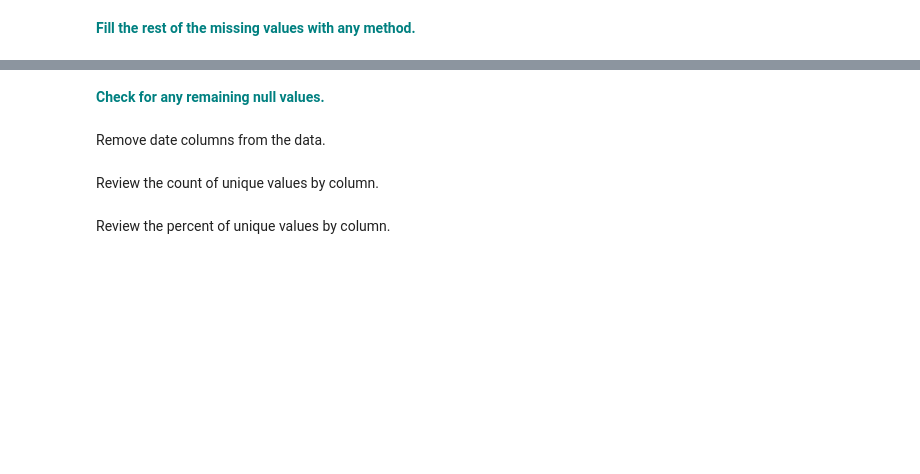
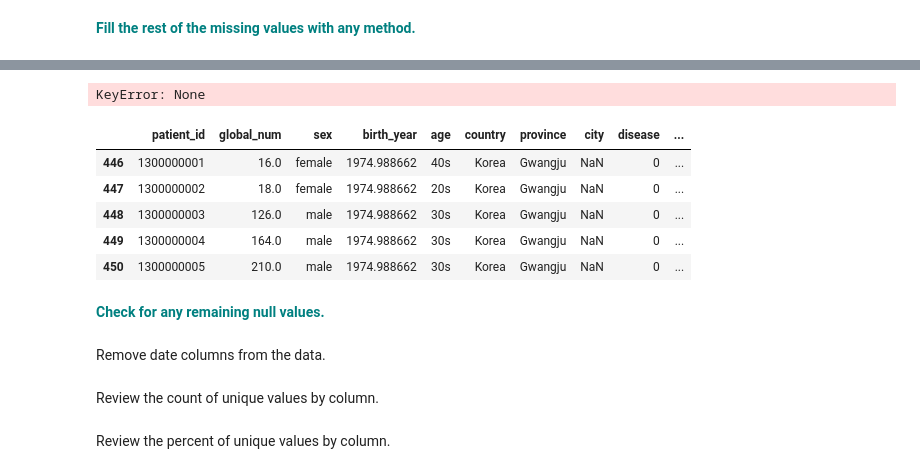
Before and after one commit to hello-oasis/springboard, a Jupyter notebook: Unit_25/Case-Study-Random-Forest/RandomForest_casestudy_covid19.ipynb, the cells around one changed output, grey strips where cells are left out. Drawn from its saved outputs; the diff is of its cells as text; code cells hidden in the pictures; blank space fills up the shorter version.

```diff
--- a/Unit_25/Case-Study-Random-Forest/RandomForest_casestudy_covid19.ipynb
+++ b/Unit_25/Case-Study-Random-Forest/RandomForest_casestudy_covid19.ipynb
@@ -73,5 +105,7 @@ df.state.value_counts()
 # %% [markdown]
  **<font color='teal'> Create a new column named 'n_age' which is the calculated age based on the birth year column.</font>**
+# %%
+df['n_age'] = 2020 - df['birth_year']
 # %% [markdown]
 ### Handle Missing Values
 # %% [markdown]
@@ -82,0 +165,2 @@ df.info()
+# %%
+df['disease'] = df['disease'].map({True: 1}).fillna(0).astype(int)
@@ -83,2 +174,8 @@ df.info()
 # %% [markdown]
  **<font color='teal'> Fill null values in the following columns with their mean: 'global_number','birth_year','infection_order','infected_by'and 'contact_number'</font>**
+# %%
+# Define target columns
+fillna_mean = ['global_num','birth_year','infection_order','infected_by','contact_number']
+
+# Fill NaNs with column means
+df[fillna_mean] = df[fillna_mean].fillna(df[fillna_mean].mean())
@@ -86,0 +232,17 @@ df.info()
+# %%
+# add new columns to list
+fillna_mean = fillna_mean.append(df['n_age'])
+
+# fill with mean
+df[fillna_mean] = df[fillna_mean].fillna(df[fillna_mean].mean())
+# %% [output]
+KeyError: None
+# %%
+df[df['n_age'].isna()].head()
+# %% [output]
+|  | patient_id | global_num | sex | birth_year | age | country | province | city | disease | ... |
+| 446 | 1300000001 | 16.0 | female | 1974.988662 | 40s | Korea | Gwangju | NaN | 0 | ... |
+| 447 | 1300000002 | 18.0 | female | 1974.988662 | 20s | Korea | Gwangju | NaN | 0 | ... |
+| 448 | 1300000003 | 126.0 | male | 1974.988662 | 30s | Korea | Gwangju | NaN | 0 | ... |
+| 449 | 1300000004 | 164.0 | male | 1974.988662 | 30s | Korea | Gwangju | NaN | 0 | ... |
+| 450 | 1300000005 | 210.0 | male | 1974.988662 | 30s | Korea | Gwangju | NaN | 0 | ... |
```
Also changed, not shown: parts of 13 cells of this notebook, 2 other files.
